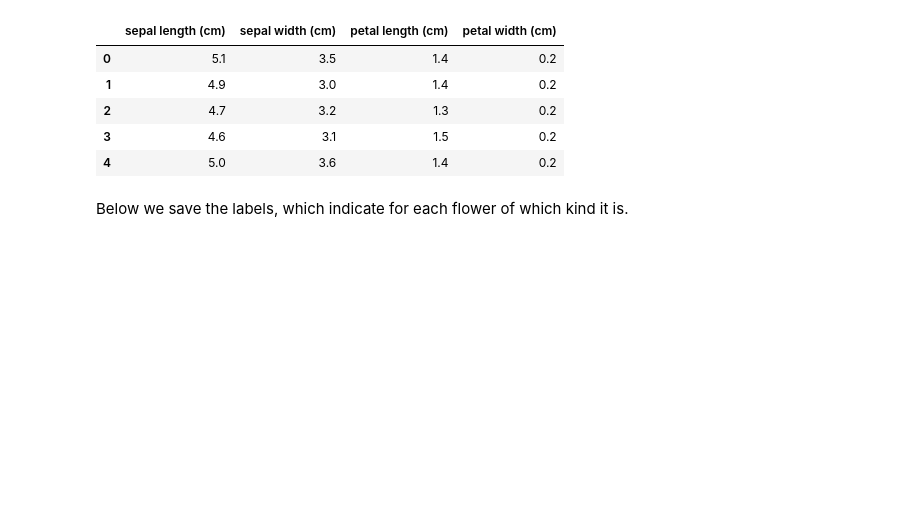
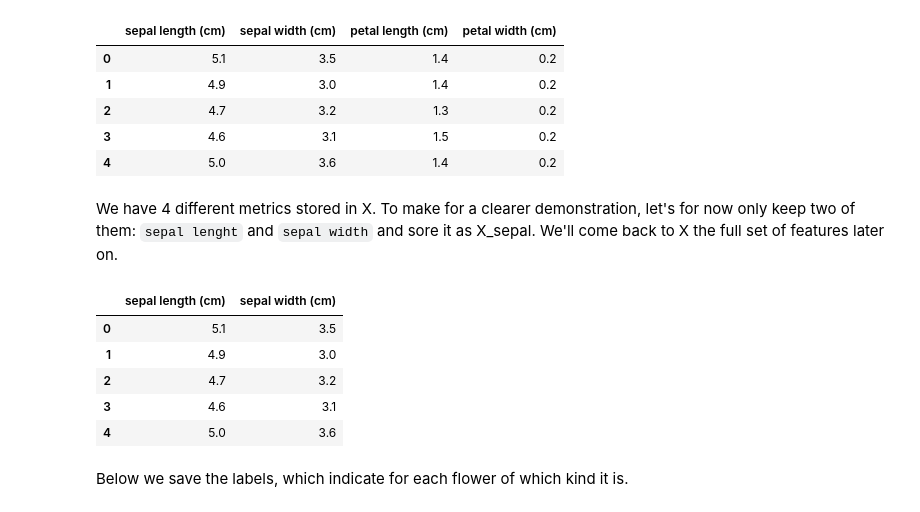
Before and after one commit to michalis0/Business-Intelligence-and-Analytics, a Jupyter notebook: 5 - Clustering/Walkthrough/W5_Walkthrough_Clustering.ipynb, the cells around one changed output. Saved outputs shown, nothing was run; the diff lists cells and outputs as text; code cells hidden in the pictures; blank space fills up the shorter version.

```diff
--- a/5 - Clustering/Walkthrough/W5_Walkthrough_Clustering.ipynb
+++ b/5 - Clustering/Walkthrough/W5_Walkthrough_Clustering.ipynb
@@ -49,6 +49,18 @@ X.head()
 | 2 | 4.7 | 3.2 | 1.3 | 0.2 |
 | 3 | 4.6 | 3.1 | 1.5 | 0.2 |
 | 4 | 5.0 | 3.6 | 1.4 | 0.2 |
+# %% [markdown]
+We have 4 different metrics stored in X. To make for a clearer demonstration, let's for now only keep two of them: `sepal lenght` and `sepal width` and sore it as X_sepal. We'll come back to X the full set of features later on.
+# %%
+X_sepal = X.iloc[:, [0,1]]
+X_sepal.head()
+# %% [output]
+|  | sepal length (cm) | sepal width (cm) |
+| 0 | 5.1 | 3.5 |
+| 1 | 4.9 | 3.0 |
+| 2 | 4.7 | 3.2 |
+| 3 | 4.6 | 3.1 |
+| 4 | 5.0 | 3.6 |
 # %% [markdown]
 Below we save the labels, which indicate for each flower of which kind it is.
 # %%
```
Also changed, not shown: parts of 18 cells of this notebook.
